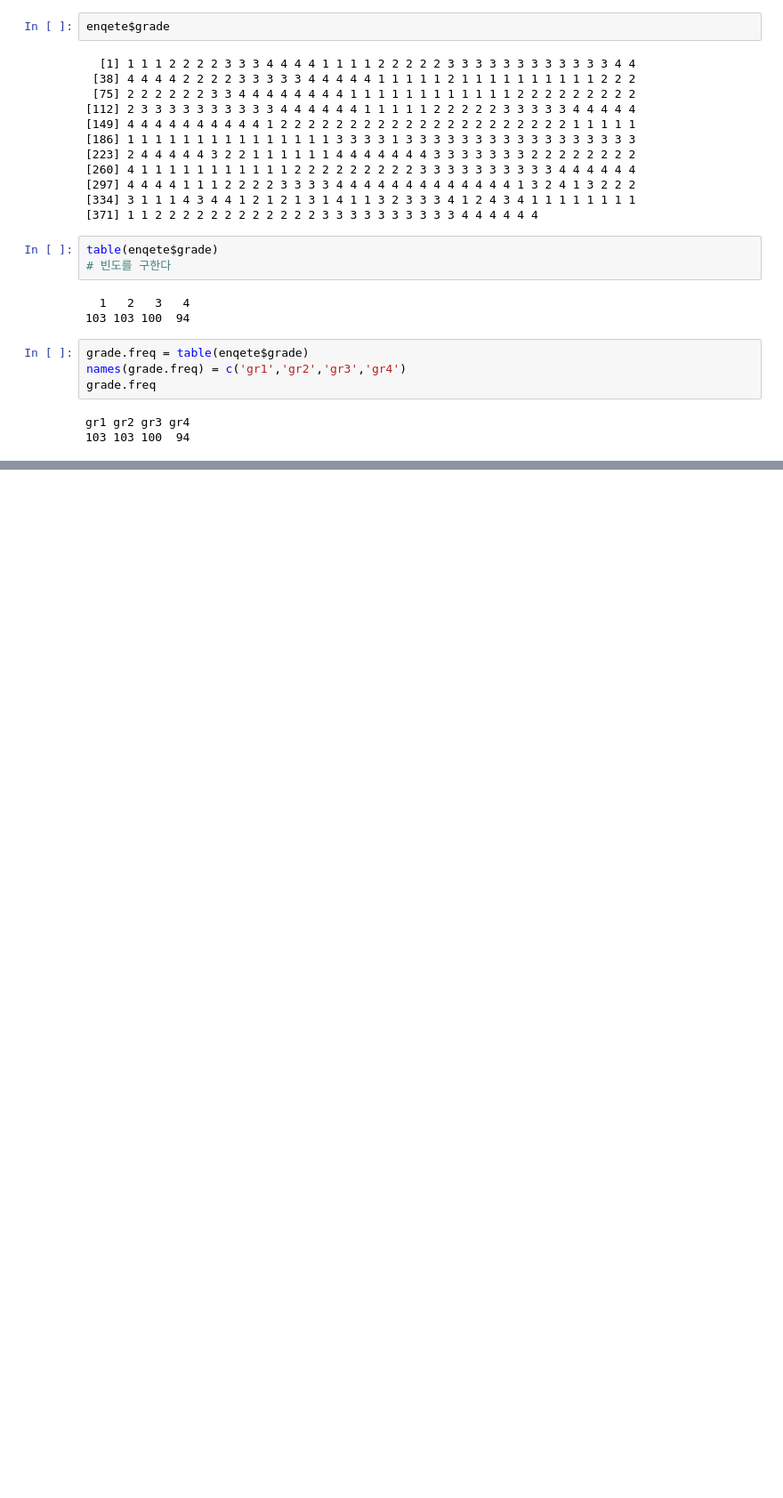
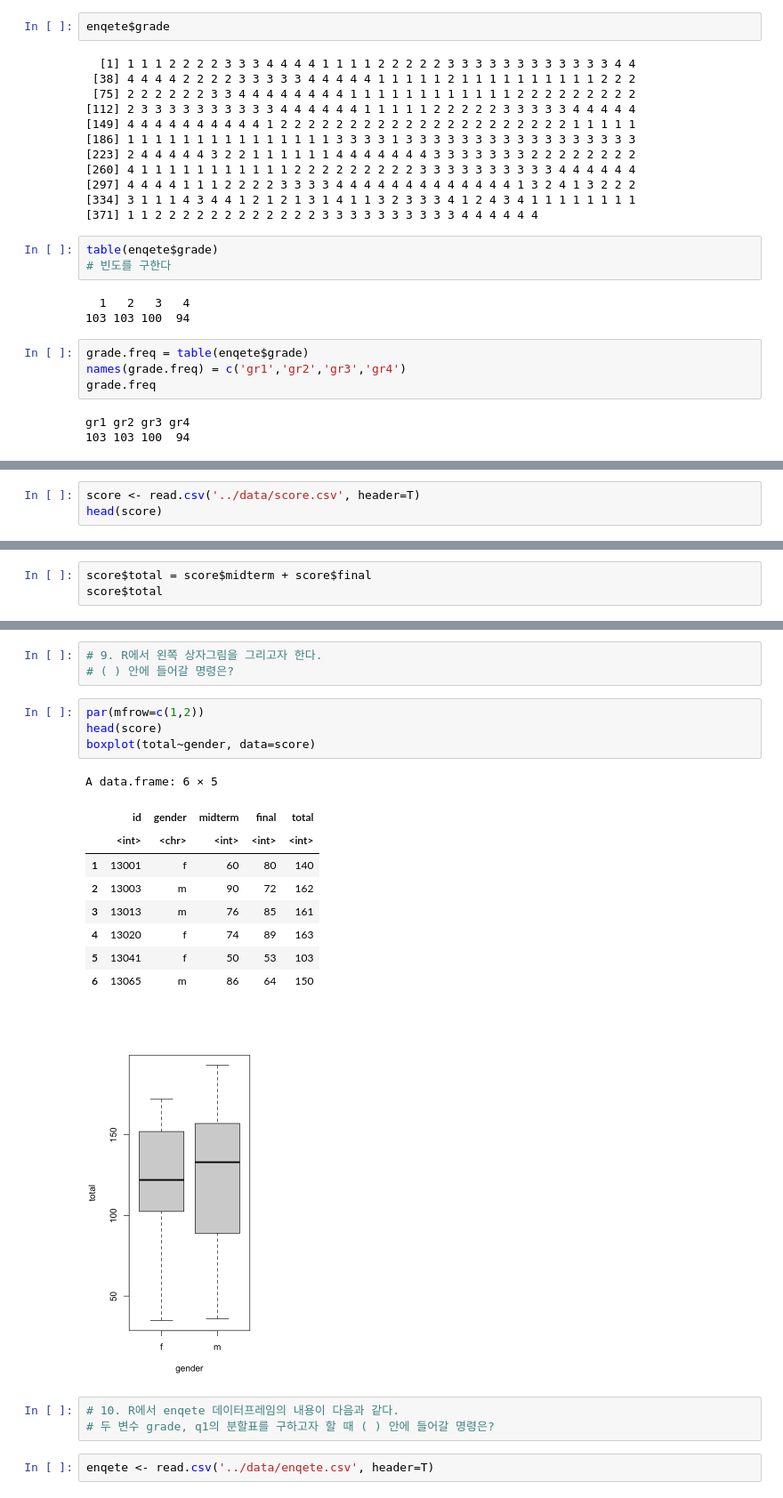
Before and after one commit to kukaro/KNOU-PYTHON-AND-R, a Jupyter notebook: repeat/b8-R.ipynb, the cells around one changed output, grey strips where cells are left out. Shown: that part at 89% size. Cells and saved outputs as stored; diff of their text form; blank space fills up the shorter version.

```diff
--- a/repeat/b8-R.ipynb
+++ b/repeat/b8-R.ipynb
@@ -472,0 +480,3 @@ X-squared = 12.403, df = 3, p-value = 0.006123
+# %%
+score <- read.csv('../data/score.csv', header=T)
+head(score)
@@ -472,0 +493,3 @@ X-squared = 12.403, df = 3, p-value = 0.006123
+# %%
+score$total = score$midterm + score$final
+score$total
@@ -472,0 +551,23 @@ X-squared = 12.403, df = 3, p-value = 0.006123
+# %%
+# 9. R에서 왼쪽 상자그림을 그리고자 한다.
+# ( ) 안에 들어갈 명령은?
+# %%
+par(mfrow=c(1,2))
+head(score)
+boxplot(total~gender, data=score)
+# %% [output]
+A data.frame: 6 × 5
+|  | id | gender | midterm | final | total |
+|  | <int> | <chr> | <int> | <int> | <int> |
+| 1 | 13001 | f | 60 | 80 | 140 |
+| 2 | 13003 | m | 90 | 72 | 162 |
+| 3 | 13013 | m | 76 | 85 | 161 |
+| 4 | 13020 | f | 74 | 89 | 163 |
+| 5 | 13041 | f | 50 | 53 | 103 |
+| 6 | 13065 | m | 86 | 64 | 150 |
+[figure, added]
+# %%
+# 10. R에서 enqete 데이터프레임의 내용이 다음과 같다.
+# 두 변수 grade, q1의 분할표를 구하고자 할 때 ( ) 안에 들어갈 명령은?
+# %%
+enqete <- read.csv('../data/enqete.csv', header=T)
```
Also changed, not shown: parts of 34 cells of this notebook, 1 other file.
